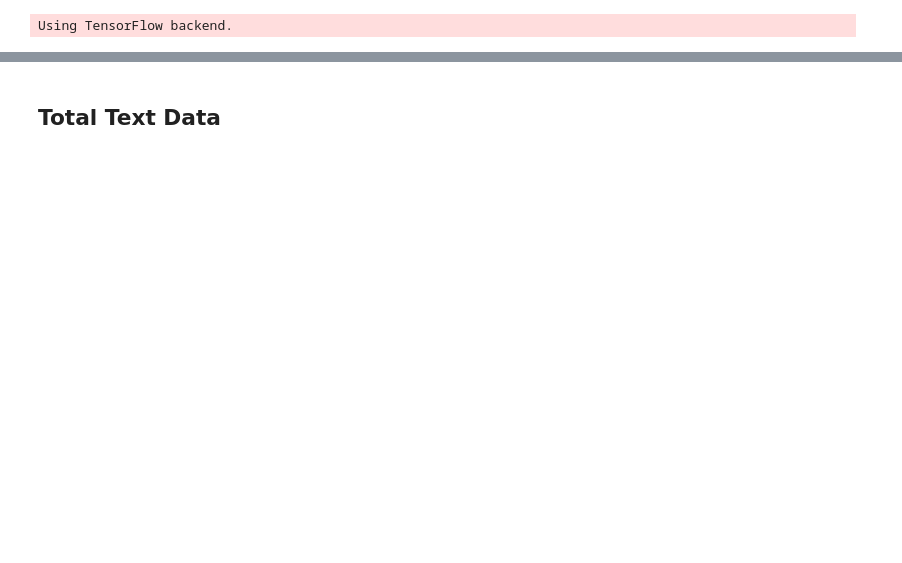
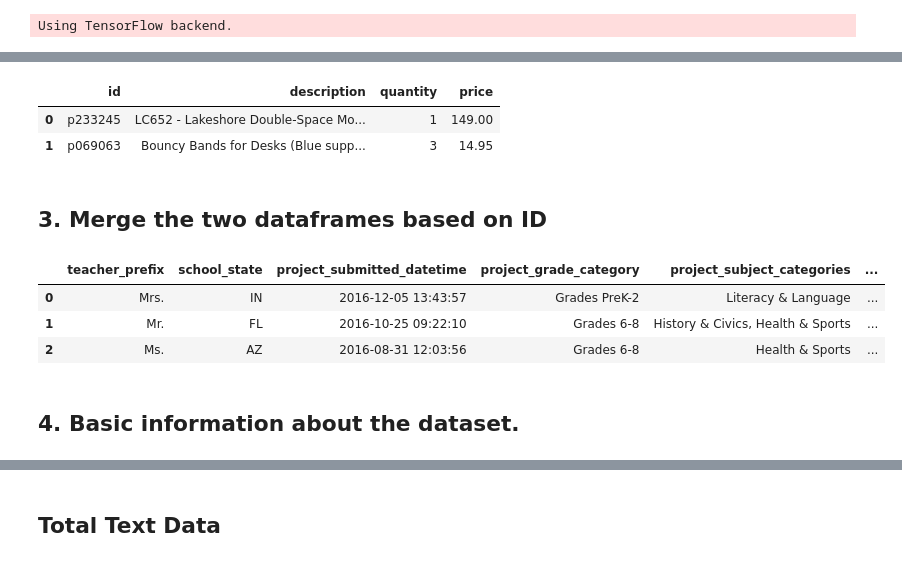
Before and after one commit to saugatapaul1010/LSTM-for-Donors, a Jupyter notebook: Test Pad - Model 1.ipynb, the cells around one changed output, grey strips where cells are left out. Saved outputs shown, nothing was run; the diff lists cells and outputs as text; code cells hidden in the pictures; blank space fills up the shorter version.

```diff
--- a/Test Pad - Model 1.ipynb
+++ b/Test Pad - Model 1.ipynb
@@ -25,0 +50,4 @@ Using TensorFlow backend.
+# %%
+#Load the given dataframes.
+project_data = pd.read_csv('train_data.csv')
+resource_data = pd.read_csv('resources.csv')
@@ -25,0 +61,40 @@ Using TensorFlow backend.
+# %%
+#Display the contents of "resources.csv"
+resource_data.head(2)
+# %% [output]
+|  | id | description | quantity | price |
+| 0 | p233245 | LC652 - Lakeshore Double-Space Mo... | 1 | 149.00 |
+| 1 | p069063 | Bouncy Bands for Desks (Blue supp... | 3 | 14.95 |
+# %% [markdown]
+## 3. Merge the two dataframes based on ID
+# %%
+#Merging both the dataframes by their corresponding IDs
+price_quantity_data = resource_data.groupby('id').agg({'price':'sum', 'quantity':'sum'}).reset_index()
+project_data = pd.merge(project_data, price_quantity_data, on='id', how='left')
+
+#Remove the columns which are not needed anymore. Keeping ID for now.
+project_data.drop(['Unnamed: 0', 'teacher_id', 'id'], axis=1, inplace=True)
+
+project_data['teacher_prefix'] = project_data['teacher_prefix'].fillna('Mrs.')
+project_data['school_state'] = project_data['school_state'].fillna(' ')
+project_data['project_grade_category'] = project_data['project_grade_category'].fillna(' ')
+project_data['project_subject_categories'] = project_data['project_subject_categories'].fillna(' ')
+project_data['project_subject_subcategories'] = project_data['project_subject_subcategories'].fillna(' ')
+project_data['project_title'] = project_data['project_title'].fillna(' ')
+project_data['project_essay_1'] = project_data['project_essay_1'].fillna(' ')
+project_data['project_essay_2'] = project_data['project_essay_2'].fillna(' ')
+project_data['project_essay_3'] = project_data['project_essay_3'].fillna(' ')
+project_data['project_essay_4'] = project_data['project_essay_4'].fillna(' ')
+project_data['project_resource_summary'] = project_data['project_resource_summary'].fillna(' ')
+project_data['teacher_number_of_previously_posted_projects'] = project_data['teacher_number_of_previously_posted_projects'].fillna(0)
+project_data['price'] = project_data['price'].fillna(0)
+project_data['quantity'] = project_data['quantity'].fillna(0)
+
+project_data.head(3)
+# %% [output]
+|  | teacher_prefix | school_state | project_submitted_datetime | project_grade_category | project_subject_categories | ... |
+| 0 | Mrs. | IN | 2016-12-05 13:43:57 | Grades PreK-2 | Literacy & Language | ... |
+| 1 | Mr. | FL | 2016-10-25 09:22:10 | Grades 6-8 | History & Civics, Health & Sports | ... |
+| 2 | Ms. | AZ | 2016-08-31 12:03:56 | Grades 6-8 | Health & Sports | ... |
+# %% [markdown]
+## 4. Basic information about the dataset.
```
Also changed, not shown: parts of 102 cells of this notebook.
